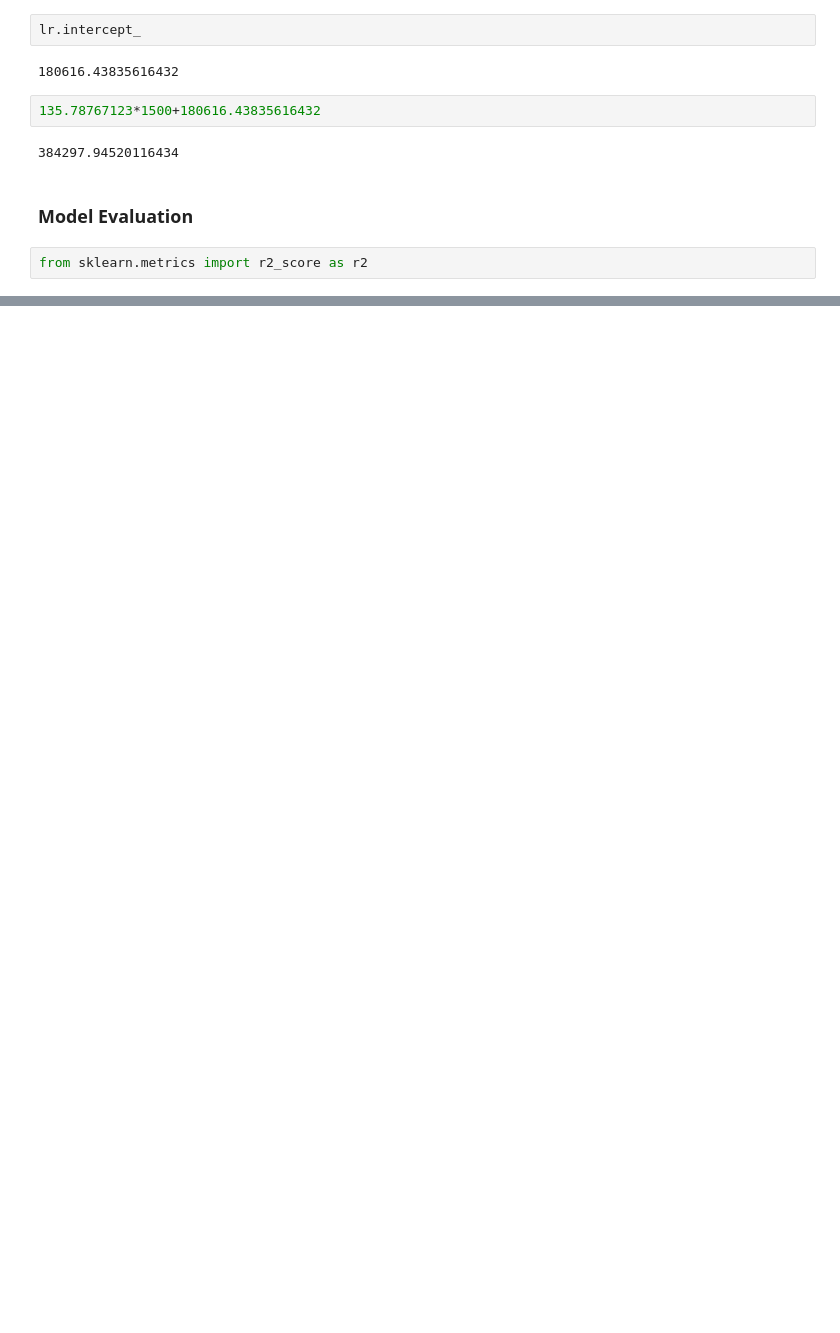
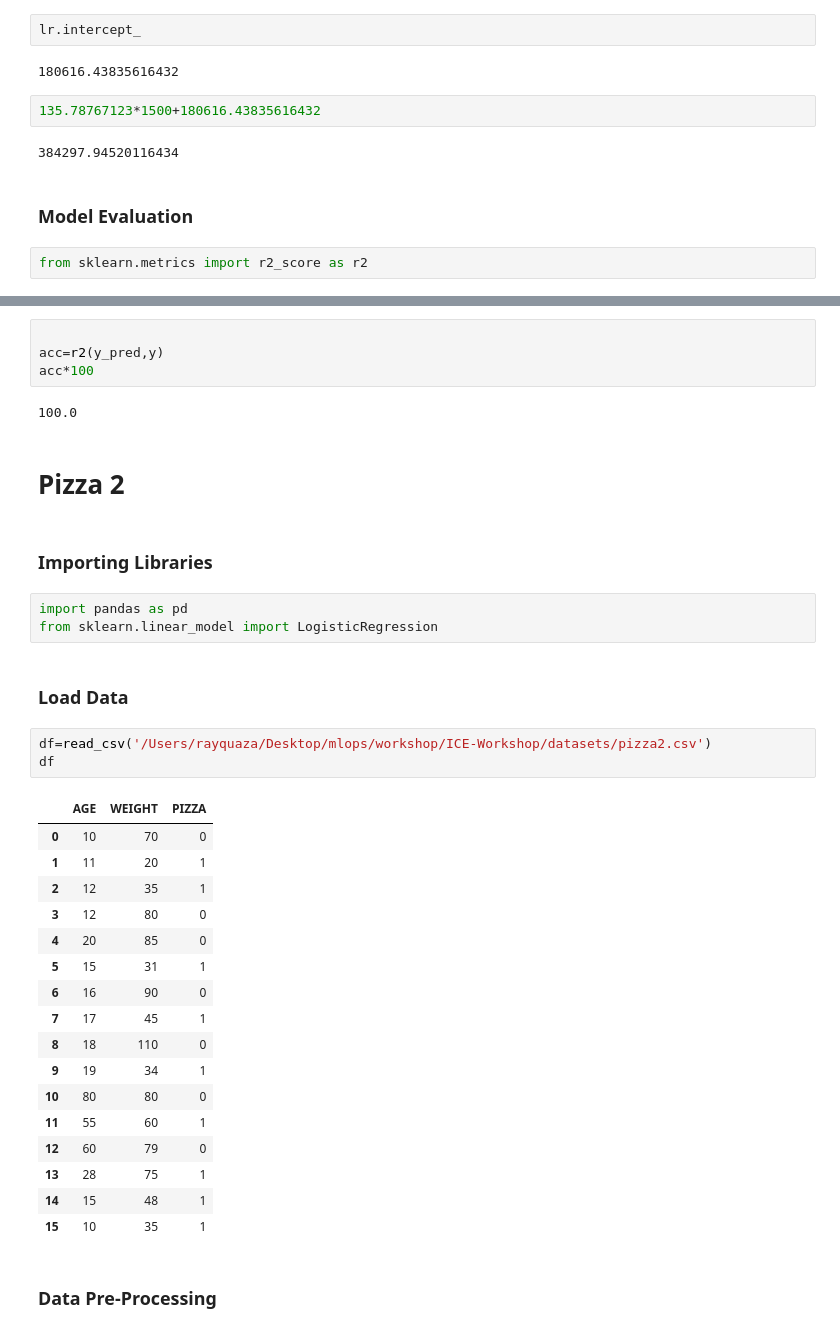
Before and after one commit to Rayz4010/mlops, a Jupyter notebook: workshop/machine_learning.ipynb, the cells around one changed output, grey strips where cells are left out. Cells and saved outputs as stored; diff of their text form; blank space fills up the shorter version.

```diff
--- a/workshop/machine_learning.ipynb
+++ b/workshop/machine_learning.ipynb
@@ -153,0 +237,38 @@ from sklearn.metrics import r2_score as r2
+# %%
+
+acc=r2(y_pred,y)
+acc*100
+# %% [output]
+100.0
+# %% [markdown]
+# **Pizza 2**
+# %% [markdown]
+### **Importing Libraries**
+# %%
+import pandas as pd
+from sklearn.linear_model import LogisticRegression
+# %% [markdown]
+### **Load Data**
+# %%
+df=read_csv('/Users/rayquaza/Desktop/mlops/workshop/ICE-Workshop/datasets/pizza2.csv')
+df
+# %% [output]
+|  | AGE | WEIGHT | PIZZA |
+| 0 | 10 | 70 | 0 |
+| 1 | 11 | 20 | 1 |
+| 2 | 12 | 35 | 1 |
+| 3 | 12 | 80 | 0 |
+| 4 | 20 | 85 | 0 |
+| 5 | 15 | 31 | 1 |
+| 6 | 16 | 90 | 0 |
+| 7 | 17 | 45 | 1 |
+| 8 | 18 | 110 | 0 |
+| 9 | 19 | 34 | 1 |
+| 10 | 80 | 80 | 0 |
+| 11 | 55 | 60 | 1 |
+| 12 | 60 | 79 | 0 |
+| 13 | 28 | 75 | 1 |
+| 14 | 15 | 48 | 1 |
+| 15 | 10 | 35 | 1 |
+# %% [markdown]
+### **Data Pre-Processing**
```
Also changed, not shown: parts of 38 cells of this notebook, 1 other file.
